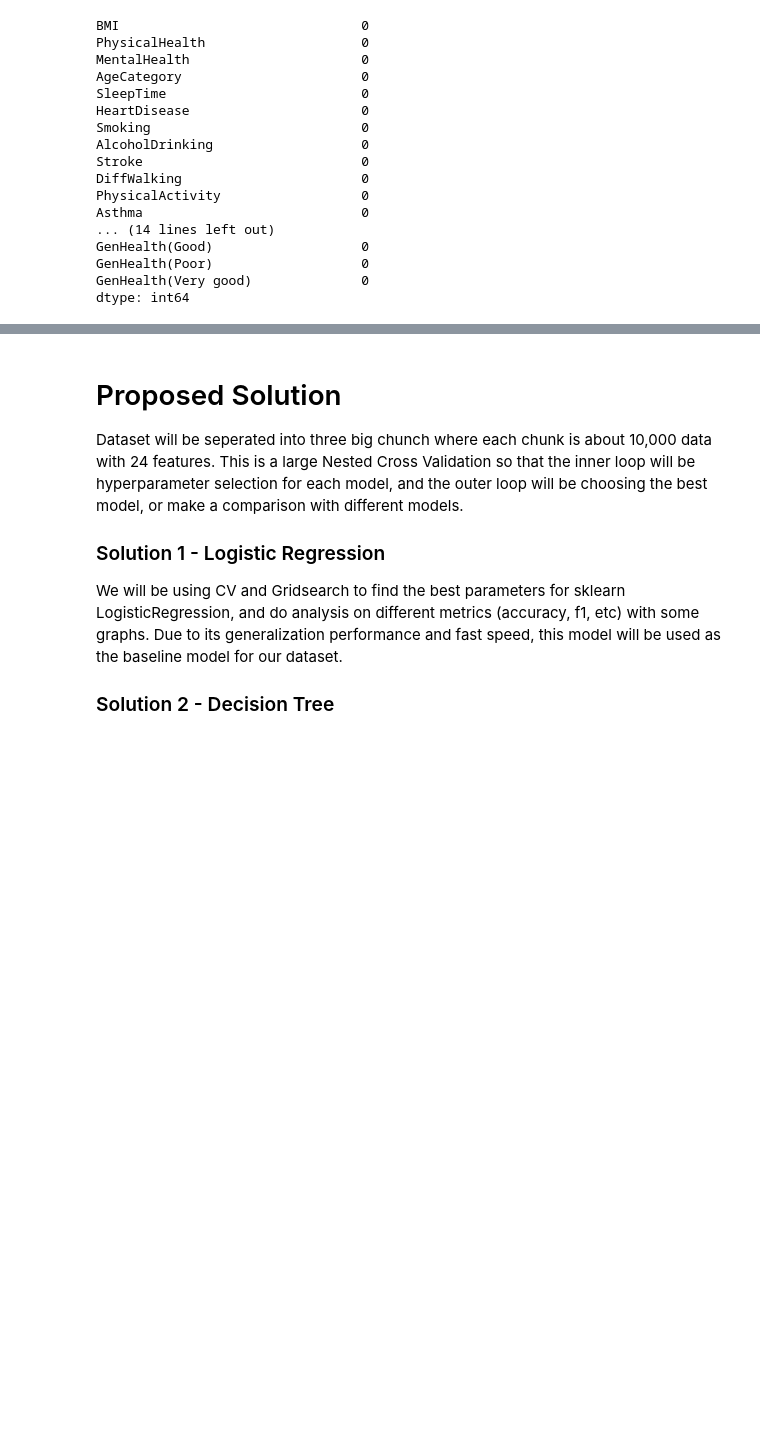
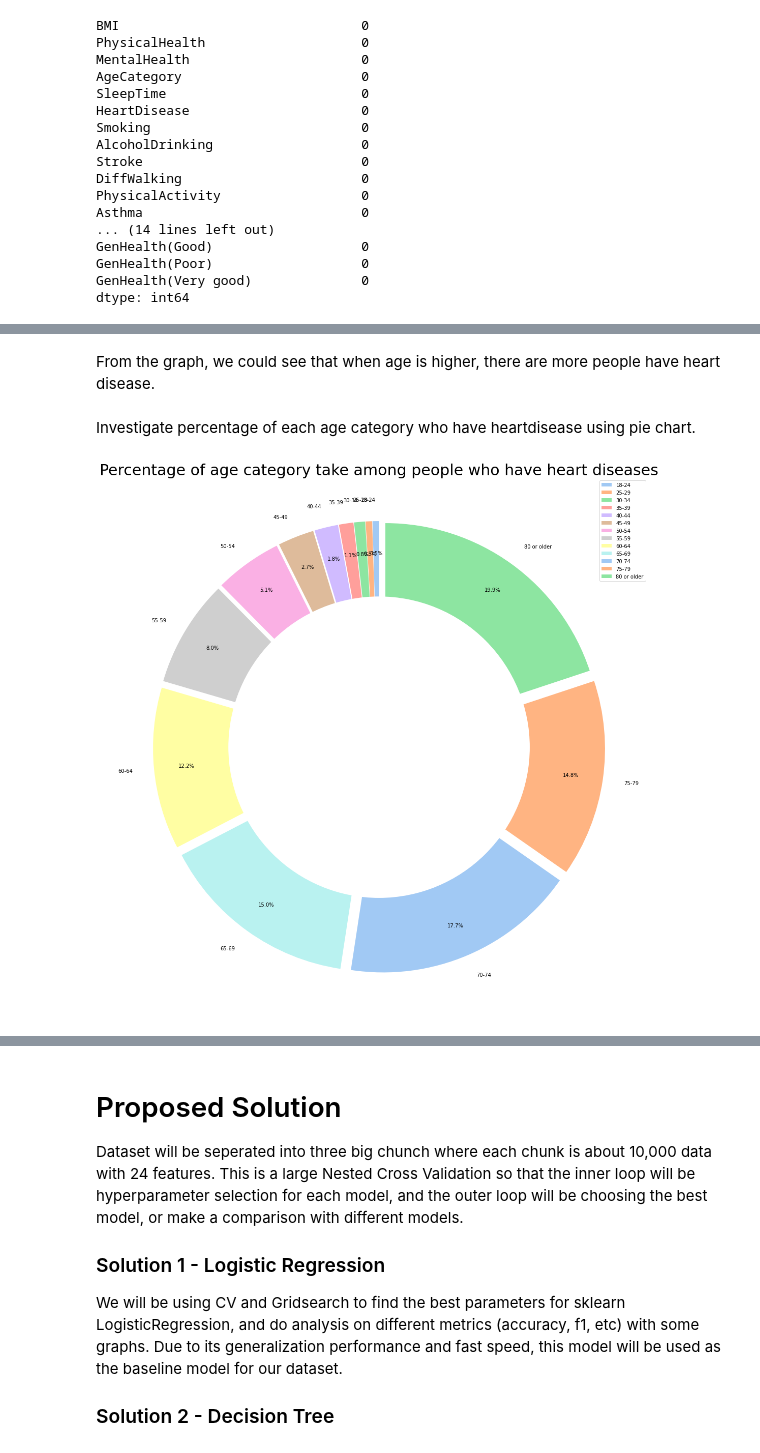
Before and after one commit to COGS118A/Group011-Sp22, a Jupyter notebook: Checkpoint_group011.ipynb, the cells around one changed output, grey strips where cells are left out. Cells and saved outputs as stored; diff of their text form; code cells hidden in the pictures; blank space fills up the shorter version.

```diff
--- a/Checkpoint_group011.ipynb
+++ b/Checkpoint_group011.ipynb
@@ -311,0 +361,23 @@ dtype: int64
+# %% [markdown]
+From the graph, we could see that when age is higher, there are more people have heart disease.
+# %% [markdown]
+Investigate percentage of each age category who have heartdisease using pie chart.
+# %%
+label = []
+count = []
+for i, j in age_heart.groupby('AgeCategory'):
+    label.append(i)
+    count.append(sum(j['HeartDisease']))
+fig = plt.figure(figsize=(15, 15))
+colors = sns.color_palette('pastel')[0:13]
+explode = (0.05, 0.05, 0.05, 0.05, 0.05, 0.05, 0.05, 0.05, 0.05, 0.05, 0.05, 0.05, 0.05)
+plt.pie(count, labels = label, colors=colors,autopct='%1.1f%%',startangle=90, pctdistance=0.85, explode = explode)
+centre_circle = plt.Circle((0,0),0.70,fc='white')
+fig = plt.gcf()
+fig.gca().add_artist(centre_circle)
+plt.tight_layout()
+plt.legend()
+plt.title("Percentage of age category take among people who have heart diseases",fontsize=30)
+plt.show()
+# %% [output]
+[figure, added]
```
Also changed, not shown: parts of 42 cells of this notebook, 1 other file.
